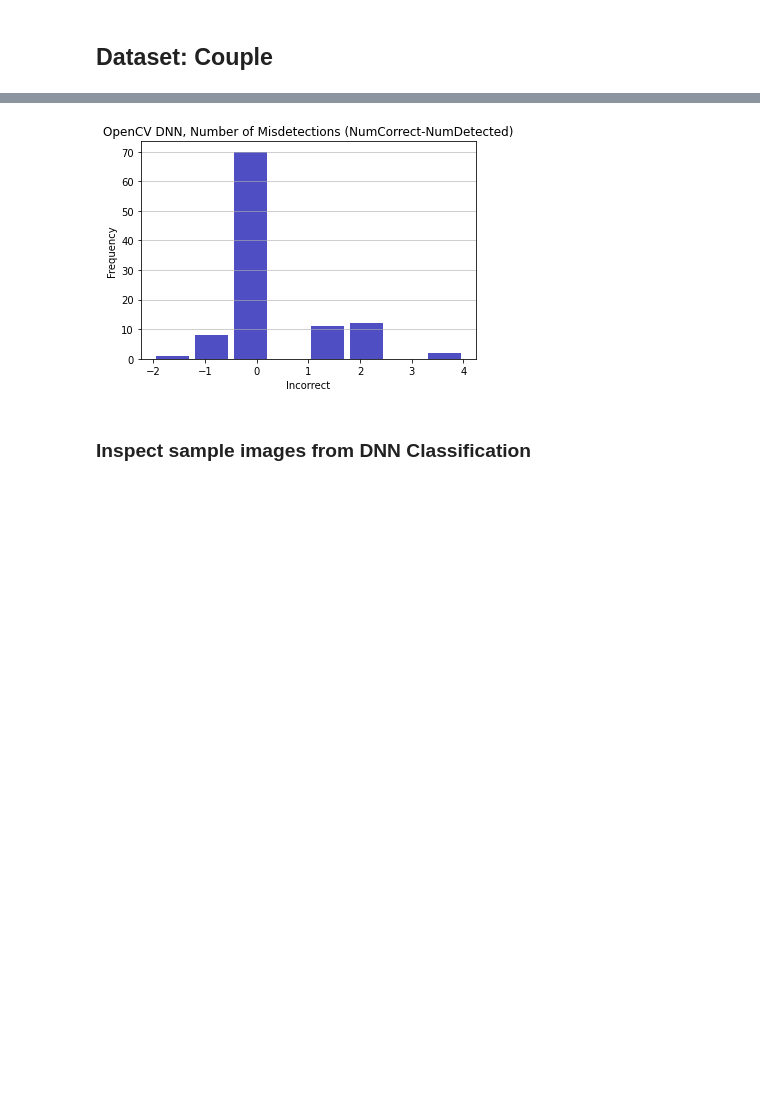
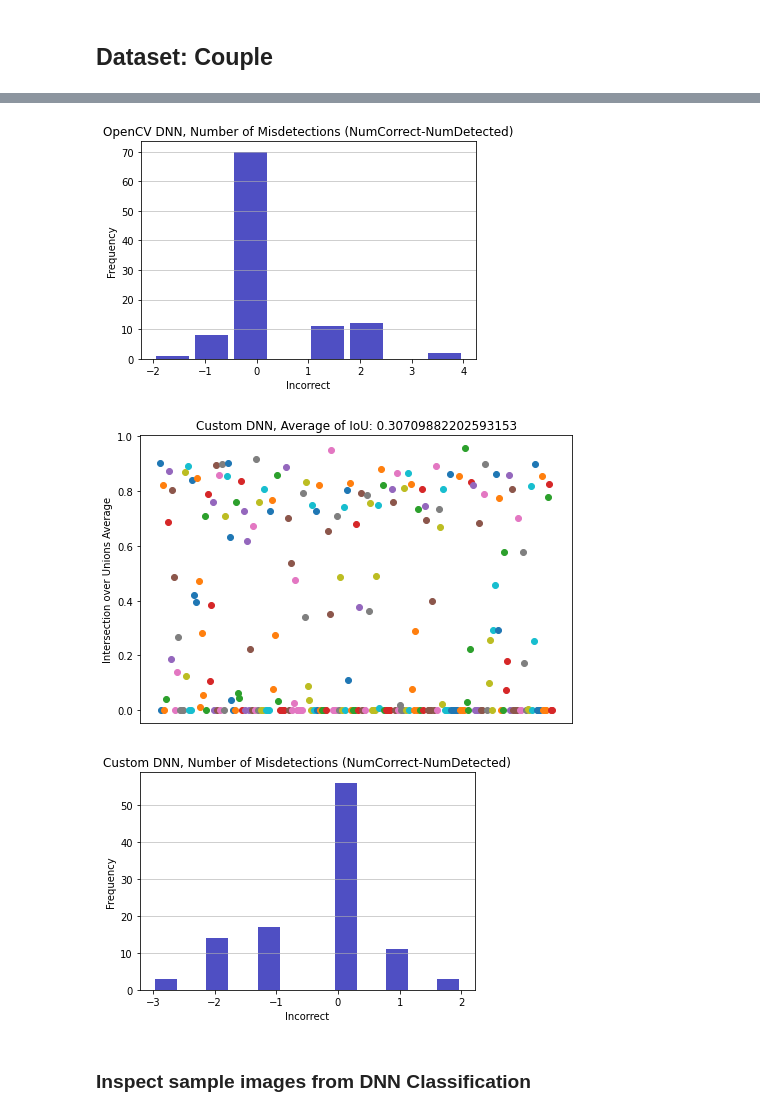
Before and after one commit to johngear/eecs504, a Jupyter notebook: validation_clean.ipynb, the cells around one changed output, grey strips where cells are left out. Cells and saved outputs as stored; diff of their text form; code cells hidden in the pictures; blank space fills up the shorter version.

```diff
--- a/validation_clean.ipynb
+++ b/validation_clean.ipynb
@@ -87,9 +90,14 @@ data = get_data(group, path)
 
 fbb_cascade = prebuilt_cascade(data)
 fbb_dnn = prebuilt_dnn(data, prototxtPath, weightsPath)
+
+fbb_dnn2 = custom_cnn(data, saved_model_path)
+
 result_cascade = tester2(data, fbb_cascade)
 result_dnn = tester2(data, fbb_dnn)
+result_dnn2 = tester2(data, fbb_dnn2)
 
 plot_results(result_cascade, "Haar Cascade")
 plot_results(result_dnn, "OpenCV DNN")
+plot_results(result_dnn2, "Custom DNN")
 # %% [output]
@@ -96,7 +111,9 @@ plot_results(result_dnn, "OpenCV DNN")
 [figure]
 [figure]
 [figure]
 [figure]
+[figure, added]
+[figure, added]
 # %% [markdown]
 ### Inspect sample images from DNN Classification
 # %%
```
Also changed, not shown: parts of 6 cells of this notebook, 3 other files.
